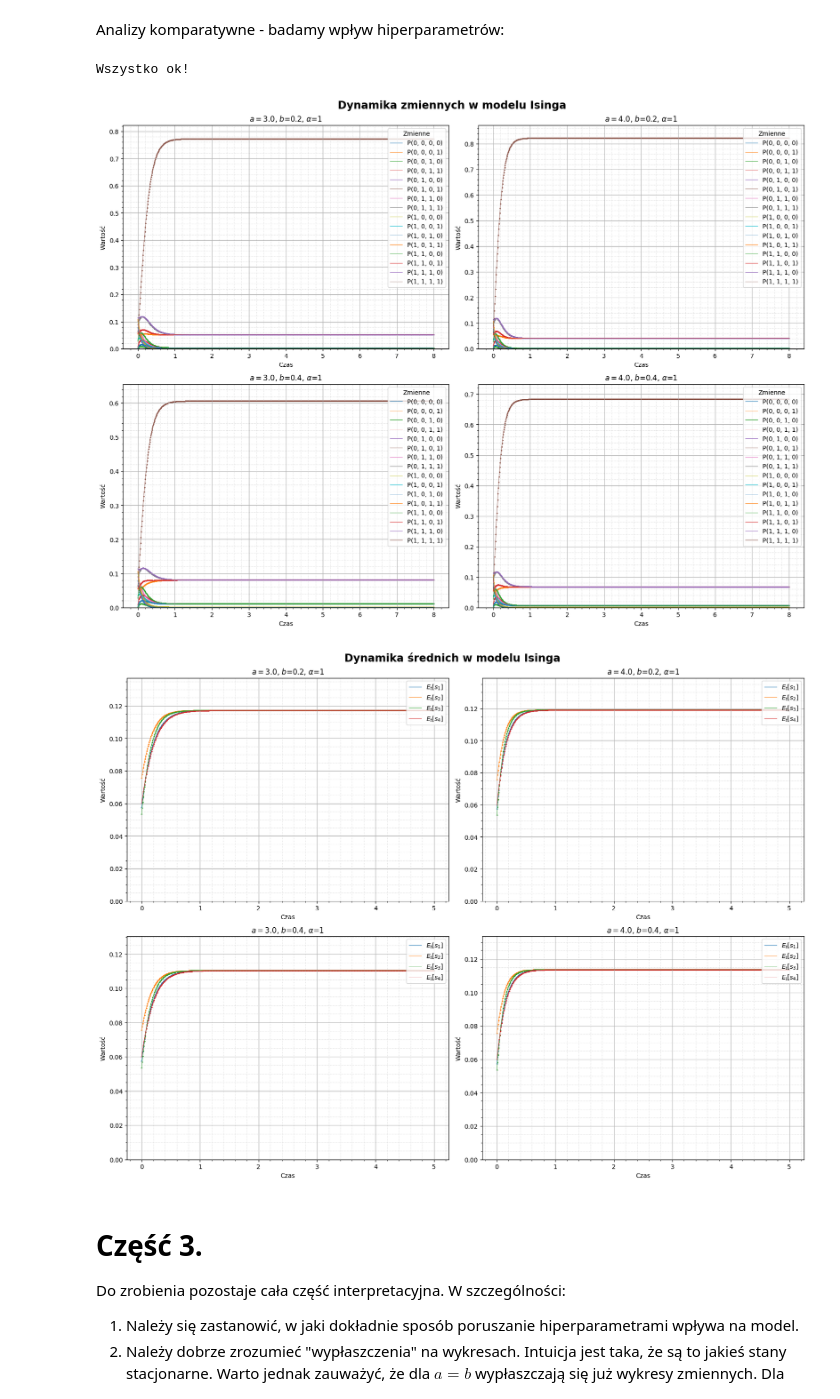
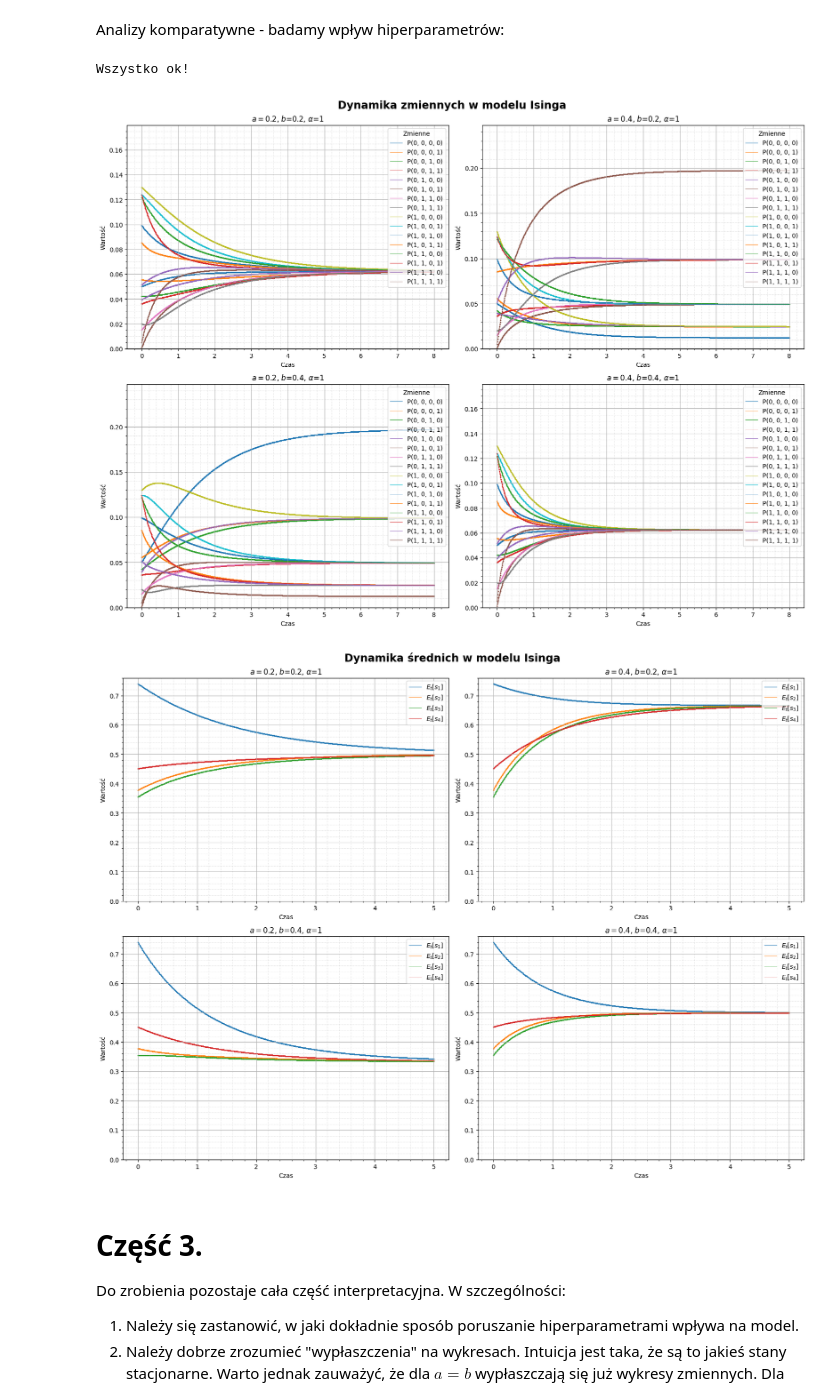
Before and after one commit to jakubweglowski/Ising-model, a Jupyter notebook: PSB_projekt.ipynb, the cells around one changed output. Drawn from its saved outputs; the diff is of its cells as text; code cells hidden in the pictures.

```diff
--- a/PSB_projekt.ipynb
+++ b/PSB_projekt.ipynb
@@ -446,7 +446,7 @@ class PSB_project:
                 temp_list.append(i)
 
         # temp_list zawiera numery wszystkich zmiennych, które chcemy zidentyfikować
-        return np.mean(x[:, temp_list], axis=1)
+        return np.sum(x[:, temp_list], axis=1)
 
     def plot_expectations(self,
                           t: np.array,
@@ -530,8 +530,10 @@ class PSB_project:
                     else:
                         ax = AX[plot_row, plot_col]
 
+                    maxval = 0
                     for i in range(1, 5):
                         expval = self.expected_value(x, i)
+                        maxval = (np.max(expval) if np.max(expval) > maxval else maxval)
 
                         ax.plot(t[t <= max_t],
                                 expval[t <= max_t],
@@ -549,7 +551,7 @@ class PSB_project:
                     ax.set_title(f"$a=${self.a}, $b$={self.b}, $\\alpha$={self.alpha}")
                     ax.set_xlabel("Czas")
                     ax.set_ylabel("Wartość")
-                    ax.set_ylim(bottom=0, top=np.max(expval)+0.02)
+                    ax.set_ylim(bottom=0, top=maxval+0.02)
 
                     if nrow == 1 or ncol == 1:
                         plot_nb += 1
@@ -598,17 +600,17 @@ Analizy komparatywne - badamy wpływ hiperparametrów:
 # Uwaga: iloczyny długości elementów tych list muszą być parzyste bądź równe 3.
 # W przeciwnym przypadku funkcja zwraca błąd.
 # Jest to związane z wygodą wzajemnego ułożenia "axes" na "figure" w Matplotlib.
-As = [3., 4.]
+As = [0.2, 0.4]
 Bs = [0.2, 0.4]
 Alphas = [1]
 # %%
 PSB.comparative_plot_variables(As, Bs, Alphas, horizon = 8., save = True)
-PSB.comparative_plot_expectations(As, Bs, Alphas, horizon = 5., save = True)
+PSB.comparative_plot_expectations(As, Bs, Alphas, horizon = 8., save = True)
 print("Wszystko ok!")
 # %% [output]
 Wszystko ok!
-[figure, old version]
+[figure, new version]
-[figure, old version]
+[figure, new version]
 # %% [markdown]
 # Część 3.
 
```
Also changed, not shown: parts of 1 cell of this notebook, 4 other files.
